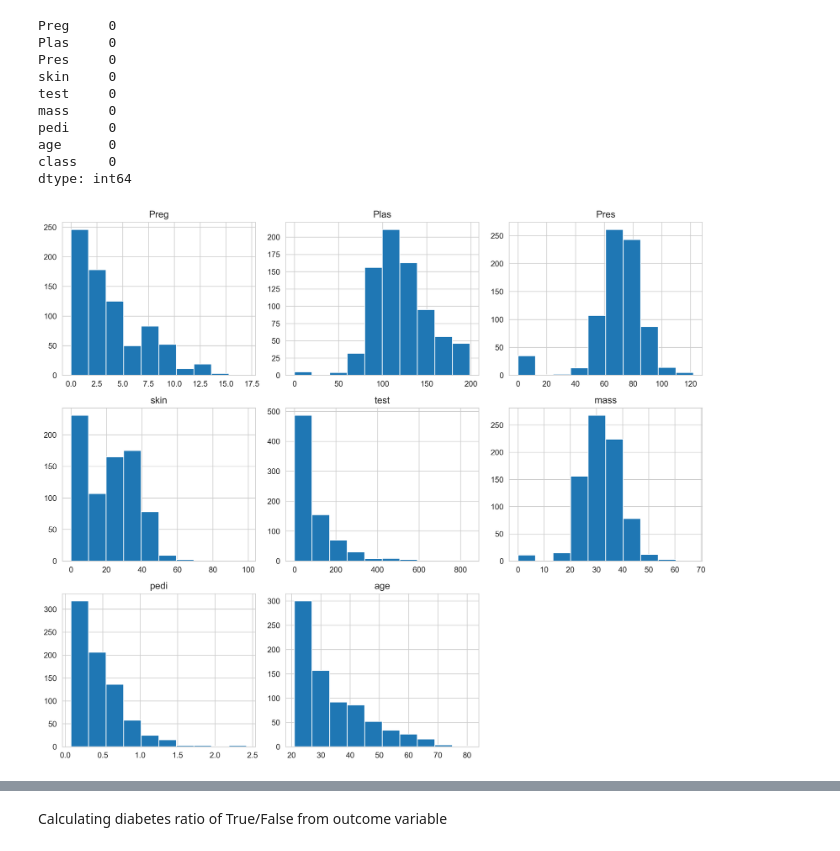
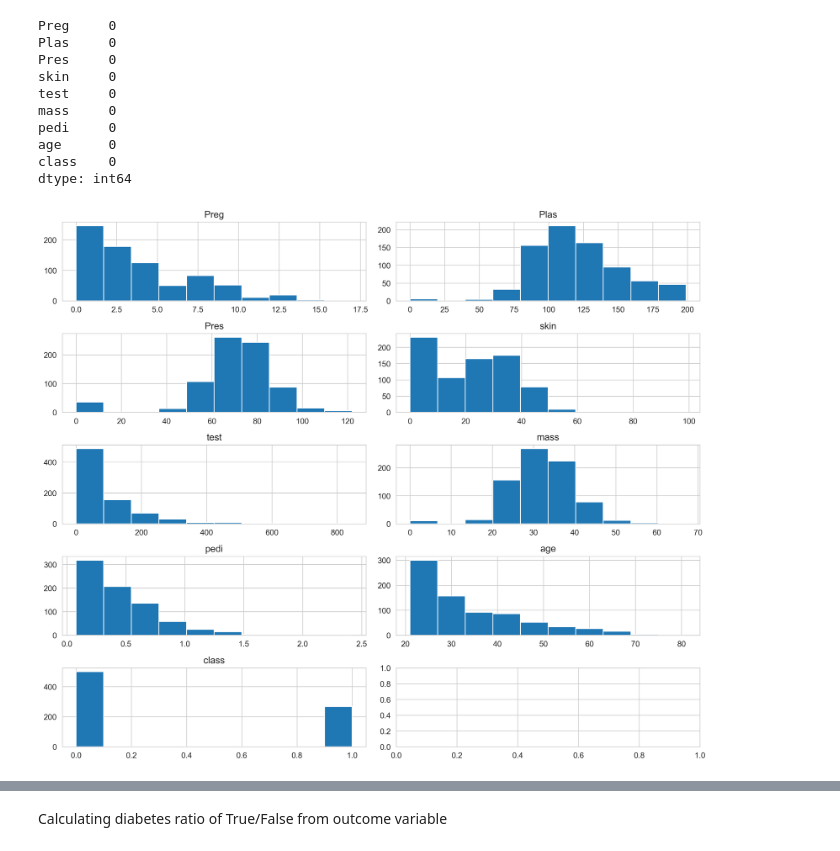
Before and after one commit to Asifdotexe/MachineLearns, a Jupyter notebook: python/Logistic Regression on PIMA dataset.ipynb, the cells around one changed output, grey strips where cells are left out. Cells and saved outputs as stored; diff of their text form; code cells hidden in the pictures.

```diff
--- a/python/Logistic Regression on PIMA dataset.ipynb
+++ b/python/Logistic Regression on PIMA dataset.ipynb
@@ -60,14 +62,10 @@ pedi     0
 age      0
 class    0
 dtype: int64
-# %%
-# plotting the graphs
-column = list(df)[0:-1]
-df[column].hist(figsize=(12,10))
-plt.tight_layout()
-plt.show()
-# %% [output]
-[figure, removed]
+# %%
+plot_histograms(df)
+# %% [output]
+[figure, added]
 # %%
 # creating correlation matrix
 corr= df.corr()
```
Also changed, not shown: parts of 12 cells of this notebook, 6 other files.
